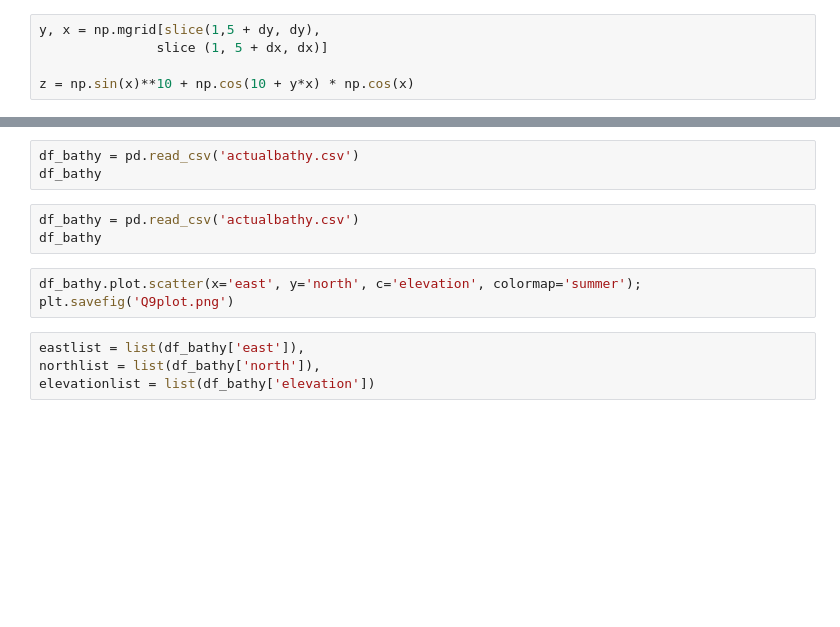
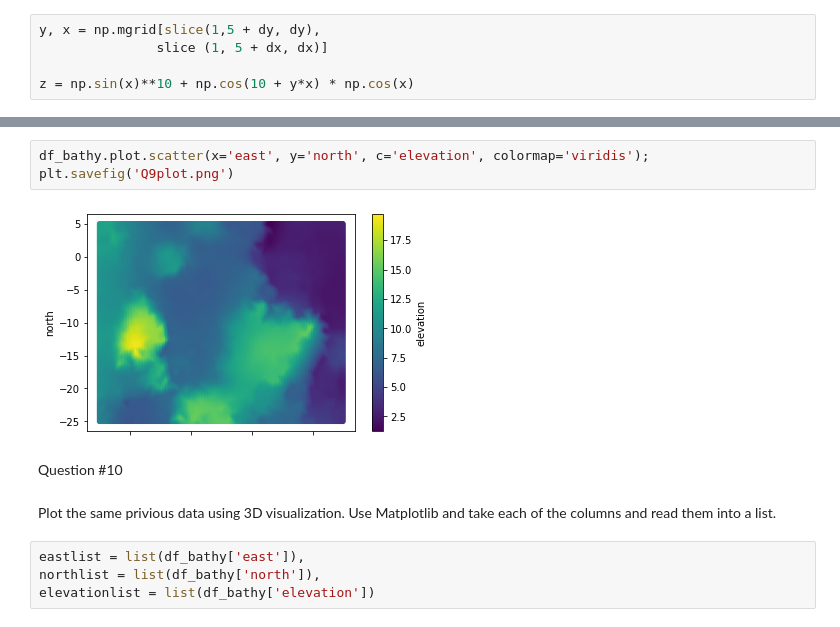
Before and after one commit to daxsoule/covis, a Jupyter notebook: gonzalez/gonzalez_pythonbasics3.ipynb, the cells around one changed output, grey strips where cells are left out. Drawn from its saved outputs; the diff is of its cells as text; blank space fills up the shorter version.

```diff
--- a/gonzalez/gonzalez_pythonbasics3.ipynb
+++ b/gonzalez/gonzalez_pythonbasics3.ipynb
@@ -147,12 +320,12 @@ df_bathy
-# %%
-df_bathy = pd.read_csv('actualbathy.csv')
-df_bathy
-# %%
-df_bathy = pd.read_csv('actualbathy.csv')
-df_bathy
 # %%
-df_bathy.plot.scatter(x='east', y='north', c='elevation', colormap='summer');
+df_bathy.plot.scatter(x='east', y='north', c='elevation', colormap='viridis');
 plt.savefig('Q9plot.png')
+# %% [output]
+[figure, added]
+# %% [markdown]
+Question #10
+# %% [markdown]
+Plot the same privious data using 3D visualization. Use Matplotlib and take each of the columns and read them into a list.
 # %%
 eastlist = list(df_bathy['east']),
 northlist = list(df_bathy['north']),
```
Also changed, not shown: parts of 44 cells of this notebook, 13 other files.
